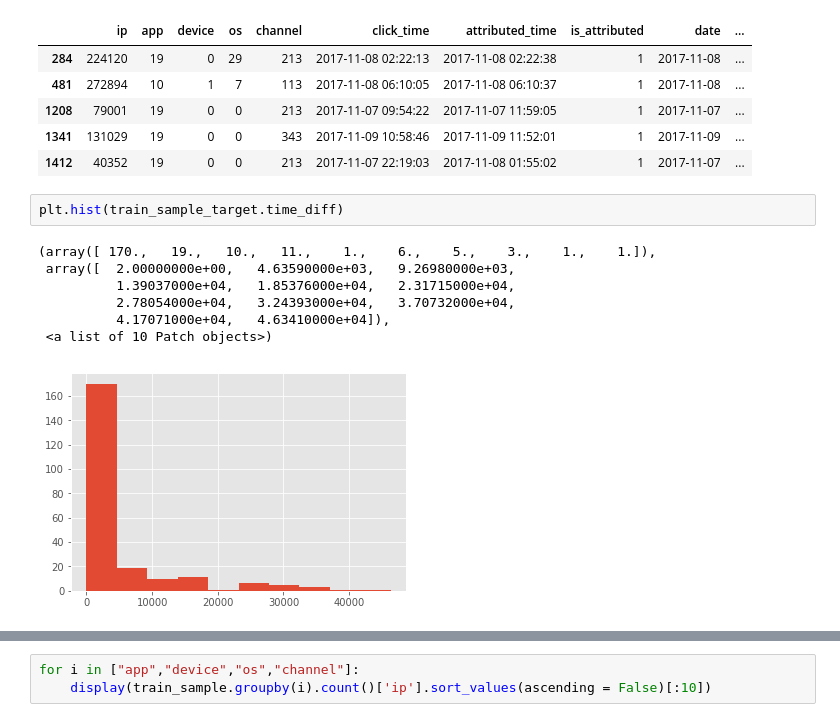
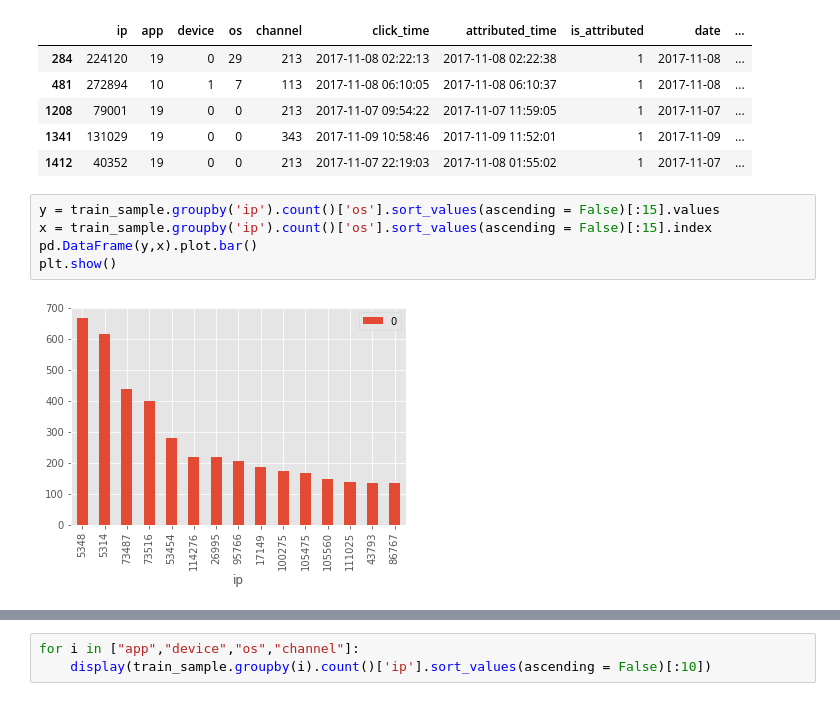
Before and after one commit to madhavthaker/AdTrackingFraudDetection, a Jupyter notebook: EDA.ipynb, the cells around one changed output, grey strips where cells are left out. Saved outputs shown, nothing was run; the diff lists cells and outputs as text.

```diff
--- a/EDA.ipynb
+++ b/EDA.ipynb
@@ -106,13 +98,10 @@ train_sample_target.head()
 | 1208 | 79001 | 19 | 0 | 0 | 213 | 2017-11-07 09:54:22 | 2017-11-07 11:59:05 | 1 | 2017-11-07 | ... |
 | 1341 | 131029 | 19 | 0 | 0 | 343 | 2017-11-09 10:58:46 | 2017-11-09 11:52:01 | 1 | 2017-11-09 | ... |
 | 1412 | 40352 | 19 | 0 | 0 | 213 | 2017-11-07 22:19:03 | 2017-11-08 01:55:02 | 1 | 2017-11-07 | ... |
-# %%
-plt.hist(train_sample_target.time_diff)
-# %% [output]
-(array([ 170.,   19.,   10.,   11.,    1.,    6.,    5.,    3.,    1.,    1.]),
- array([  2.00000000e+00,   4.63590000e+03,   9.26980000e+03,
-          1.39037000e+04,   1.85376000e+04,   2.31715000e+04,
-          2.78054000e+04,   3.24393000e+04,   3.70732000e+04,
-          4.17071000e+04,   4.63410000e+04]),
- <a list of 10 Patch objects>)
-[figure, removed]
+# %%
+y = train_sample.groupby('ip').count()['os'].sort_values(ascending = False)[:15].values
+x = train_sample.groupby('ip').count()['os'].sort_values(ascending = False)[:15].index
+pd.DataFrame(y,x).plot.bar()
+plt.show()
+# %% [output]
+[figure, added]
```
Also changed, not shown: parts of 6 cells of this notebook.
